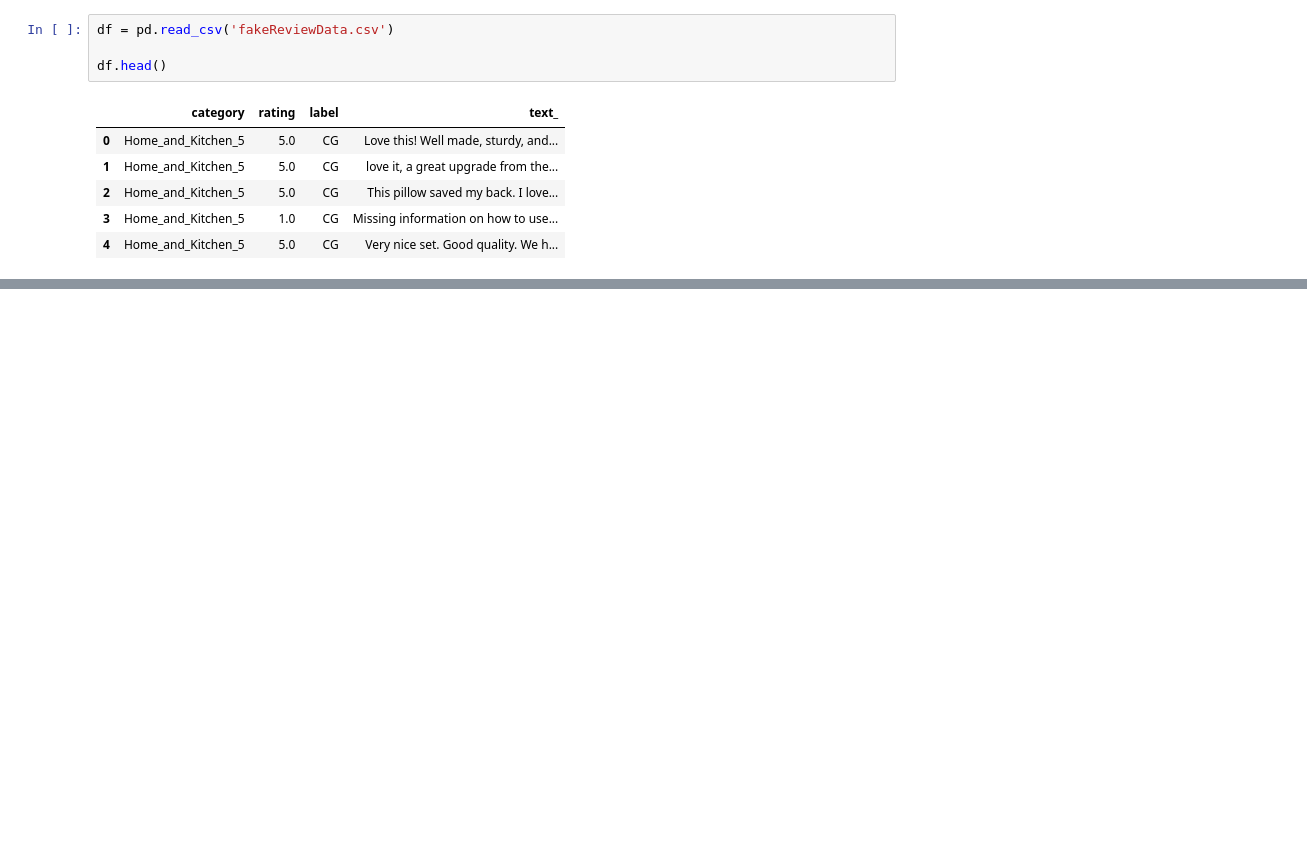
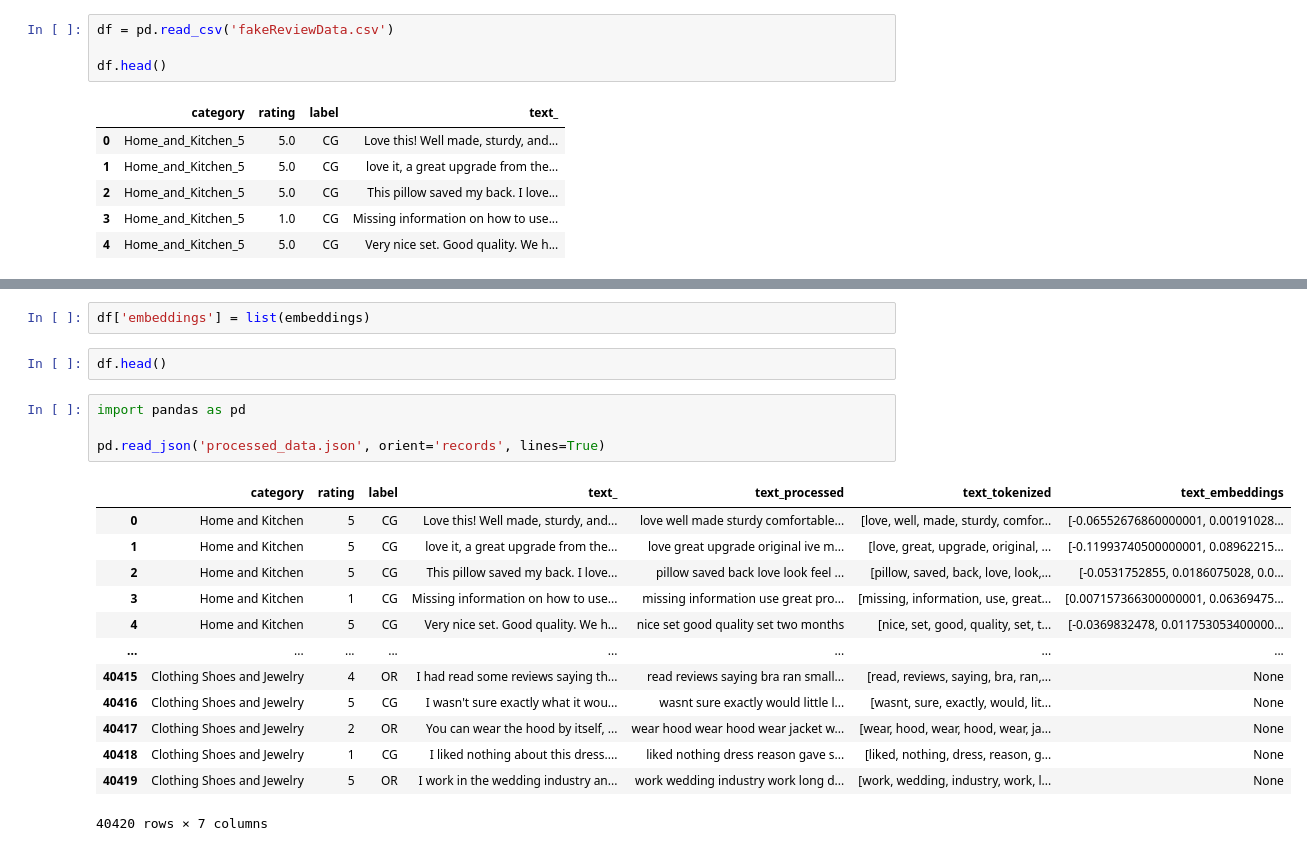
Before and after one commit to kshipra-jadav/WoC-2024-DAIICT, a Jupyter notebook: checkpoint-1/scratch.ipynb, the cells around one changed output, grey strips where cells are left out. Cells and saved outputs as stored; diff of their text form; blank space fills up the shorter version.

```diff
--- a/checkpoint-1/scratch.ipynb
+++ b/checkpoint-1/scratch.ipynb
@@ -76,0 +133,22 @@ df2.head()
+# %%
+df['embeddings'] = list(embeddings)
+# %%
+df.head()
+# %%
+import pandas as pd
+
+pd.read_json('processed_data.json', orient='records', lines=True)
+# %% [output]
+|  | category | rating | label | text_ | text_processed | text_tokenized | text_embeddings |
+| 0 | Home and Kitchen | 5 | CG | Love this! Well made, sturdy, and... | love well made sturdy comfortable... | [love, well, made, sturdy, comfor... | [-0.06552676860000001, 0.00191028... |
+| 1 | Home and Kitchen | 5 | CG | love it, a great upgrade from the... | love great upgrade original ive m... | [love, great, upgrade, original, ... | [-0.11993740500000001, 0.08962215... |
+| 2 | Home and Kitchen | 5 | CG | This pillow saved my back. I love... | pillow saved back love look feel ... | [pillow, saved, back, love, look,... | [-0.0531752855, 0.0186075028, 0.0... |
+| 3 | Home and Kitchen | 1 | CG | Missing information on how to use... | missing information use great pro... | [missing, information, use, great... | [0.007157366300000001, 0.06369475... |
+| 4 | Home and Kitchen | 5 | CG | Very nice set. Good quality. We h... | nice set good quality set two months | [nice, set, good, quality, set, t... | [-0.0369832478, 0.011753053400000... |
+| ... | ... | ... | ... | ... | ... | ... | ... |
+| 40415 | Clothing Shoes and Jewelry | 4 | OR | I had read some reviews saying th... | read reviews saying bra ran small... | [read, reviews, saying, bra, ran,... | None |
+| 40416 | Clothing Shoes and Jewelry | 5 | CG | I wasn't sure exactly what it wou... | wasnt sure exactly would little l... | [wasnt, sure, exactly, would, lit... | None |
+| 40417 | Clothing Shoes and Jewelry | 2 | OR | You can wear the hood by itself, ... | wear hood wear hood wear jacket w... | [wear, hood, wear, hood, wear, ja... | None |
+| 40418 | Clothing Shoes and Jewelry | 1 | CG | I liked nothing about this dress.... | liked nothing dress reason gave s... | [liked, nothing, dress, reason, g... | None |
+| 40419 | Clothing Shoes and Jewelry | 5 | OR | I work in the wedding industry an... | work wedding industry work long d... | [work, wedding, industry, work, l... | None |
+40420 rows × 7 columns
```
Also changed, not shown: parts of 8 cells of this notebook, 2 other files.
